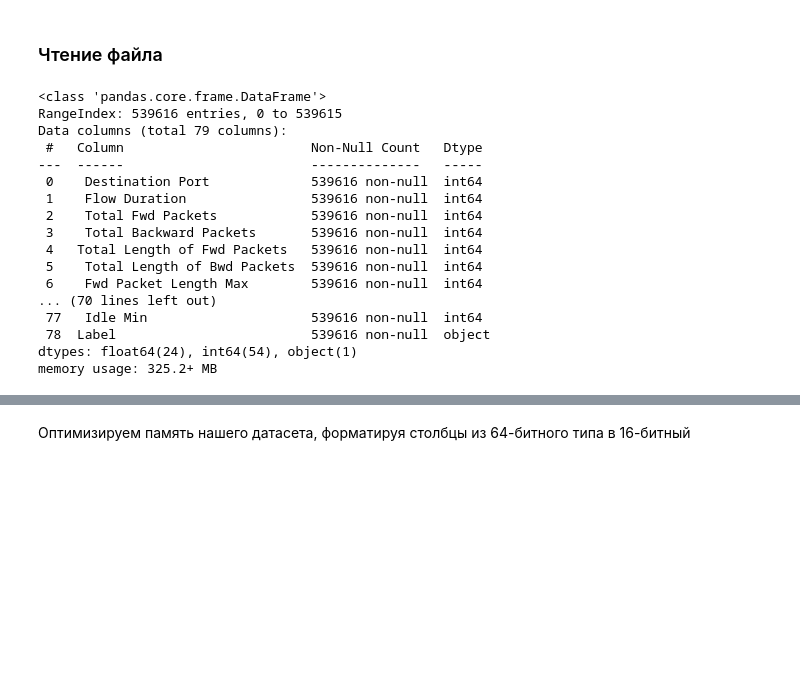
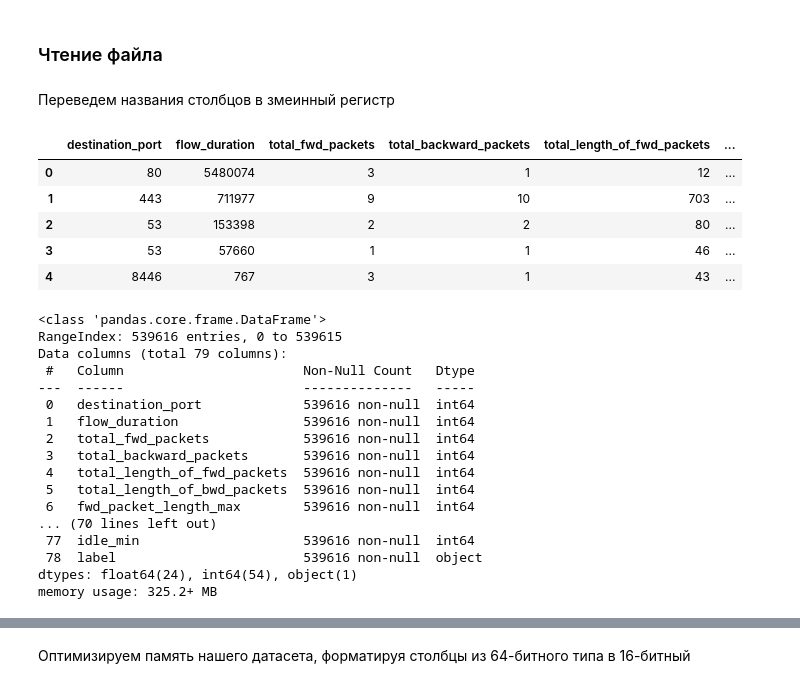
Before and after one commit to dimakhokhlov/Pet-Projects, a Jupyter notebook: Информационная безопасность/Информационная безопасность.ipynb, the cells around one changed output, grey strips where cells are left out. Cells and saved outputs as stored; diff of their text form; code cells hidden in the pictures; blank space fills up the shorter version.

```diff
--- a/Информационная безопасность/Информационная безопасность.ipynb
+++ b/Информационная безопасность/Информационная безопасность.ipynb
@@ -57,0 +60,2 @@ df = pd.read_csv('network_traffic_data.csv')
+# %%
+path = r'C:\Users\user\Downloads\network_traffic_data.csv'
@@ -57,0 +64,2 @@ df = pd.read_csv('network_traffic_data.csv')
+# %% [markdown]
+Переведем названия столбцов в змеинный регистр
@@ -58,20 +68,29 @@ df = pd.read_csv('network_traffic_data.csv')
+# %%
+data.head()
+# %% [output]
+|  | destination_port | flow_duration | total_fwd_packets | total_backward_packets | total_length_of_fwd_packets | ... |
+| 0 | 80 | 5480074 | 3 | 1 | 12 | ... |
+| 1 | 443 | 711977 | 9 | 10 | 703 | ... |
+| 2 | 53 | 153398 | 2 | 2 | 80 | ... |
+| 3 | 53 | 57660 | 1 | 1 | 46 | ... |
+| 4 | 8446 | 767 | 3 | 1 | 43 | ... |
 # %%
-df.info()
+data.info()
 # %% [output]
 <class 'pandas.core.frame.DataFrame'>
 RangeIndex: 539616 entries, 0 to 539615
 Data columns (total 79 columns):
- #   Column                        Non-Null Count   Dtype
----  ------                        --------------   -----
- 0    Destination Port             539616 non-null  int64
- 1    Flow Duration                539616 non-null  int64
- 2    Total Fwd Packets            539616 non-null  int64
- 3    Total Backward Packets       539616 non-null  int64
- 4   Total Length of Fwd Packets   539616 non-null  int64
- 5    Total Length of Bwd Packets  539616 non-null  int64
- 6    Fwd Packet Length Max        539616 non-null  int64
+ #   Column                       Non-Null Count   Dtype
+---  ------                       --------------   -----
+ 0   destination_port             539616 non-null  int64
+ 1   flow_duration                539616 non-null  int64
+ 2   total_fwd_packets            539616 non-null  int64
+ 3   total_backward_packets       539616 non-null  int64
+ 4   total_length_of_fwd_packets  539616 non-null  int64
+ 5   total_length_of_bwd_packets  539616 non-null  int64
+ 6   fwd_packet_length_max        539616 non-null  int64
 ... (70 lines left out)
- 77   Idle Min                     539616 non-null  int64
- 78  Label                         539616 non-null  object
+ 77  idle_min                     539616 non-null  int64
+ 78  label                        539616 non-null  object
 dtypes: float64(24), int64(54), object(1)
 memory usage: 325.2+ MB
```
Also changed, not shown: parts of 80 cells of this notebook.
